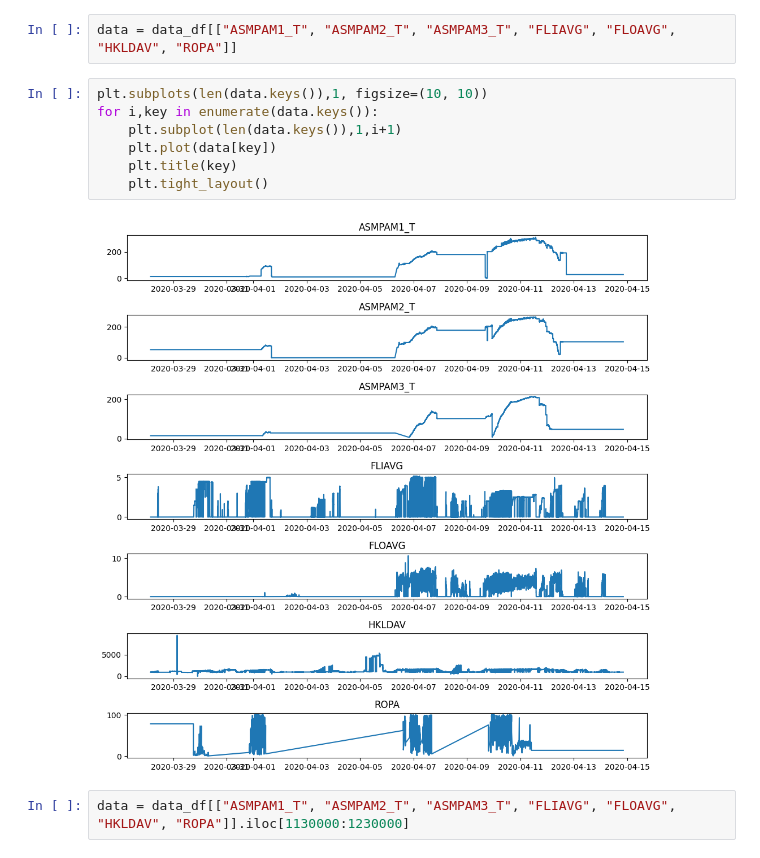
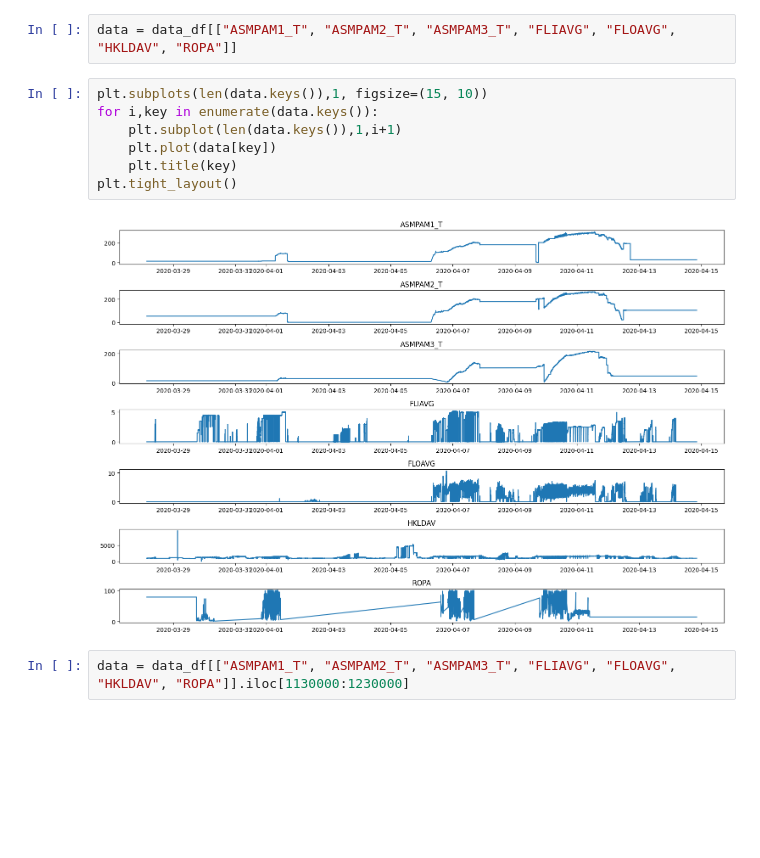
Before and after one commit to emilhaugstvedt/sparsity, a Jupyter notebook: pre_thesis/feature_extraction_drilling/feature_extraction.ipynb, the cells around one changed output. Cells and saved outputs as stored; diff of their text form; blank space fills up the shorter version.

```diff
--- a/pre_thesis/feature_extraction_drilling/feature_extraction.ipynb
+++ b/pre_thesis/feature_extraction_drilling/feature_extraction.ipynb
@@ -22,13 +19,13 @@ data_df = data1_df.iloc[imin:]
 # %%
 data = data_df[["ASMPAM1_T", "ASMPAM2_T", "ASMPAM3_T", "FLIAVG", "FLOAVG", "HKLDAV", "ROPA"]]
 # %%
-plt.subplots(len(data.keys()),1, figsize=(10, 10))
+plt.subplots(len(data.keys()),1, figsize=(15, 10))
 for i,key in enumerate(data.keys()):
     plt.subplot(len(data.keys()),1,i+1)
     plt.plot(data[key])
     plt.title(key)
-    plt.tight_layout()
+plt.tight_layout()
 # %% [output]
-[figure, old version]
+[figure, new version]
 # %%
 data = data_df[["ASMPAM1_T", "ASMPAM2_T", "ASMPAM3_T", "FLIAVG", "FLOAVG", "HKLDAV", "ROPA"]].iloc[1130000:1230000]
```
Also changed, not shown: parts of 18 cells of this notebook.
